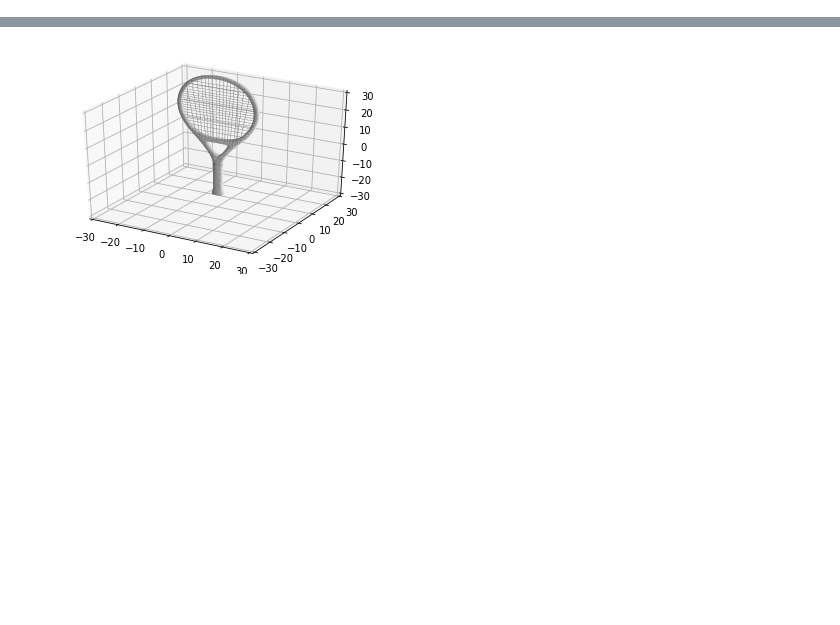
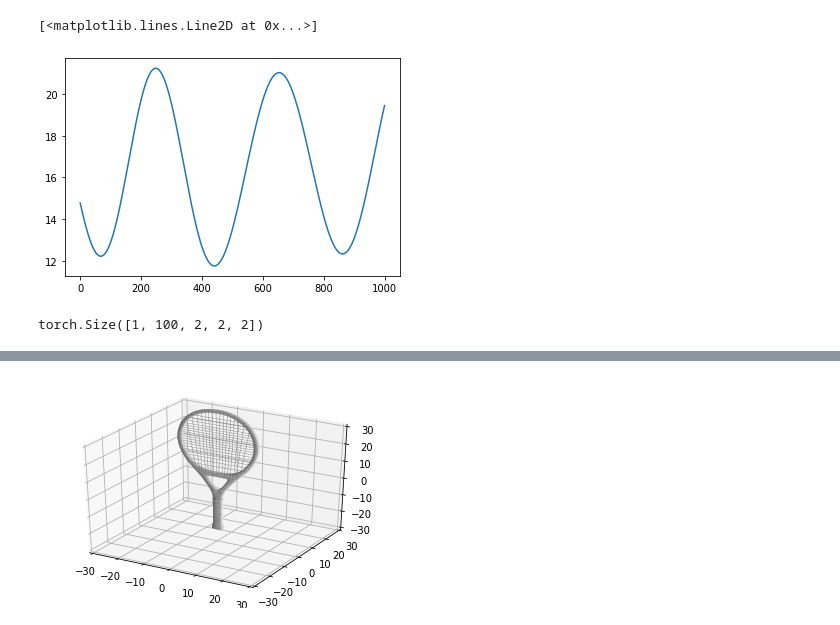
Before and after one commit to mfinzi/constrained-hamiltonian-neural-networks, a Jupyter notebook: pendulum.ipynb, the cells around one changed output, grey strips where cells are left out. Drawn from its saved outputs; the diff is of its cells as text; code cells hidden in the pictures; blank space fills up the shorter version.

```diff
--- a/pendulum.ipynb
+++ b/pendulum.ipynb
@@ -49,0 +50,9 @@ ipdb> q
+# %%
+plt.plot(P.hamiltonian(1,zt[0].reshape(zt.shape[1],-1)))
+# %% [output]
+[<matplotlib.lines.Line2D at 0x...>]
+[figure, added]
+# %%
+zt.shape
+# %% [output]
+torch.Size([1, 100, 2, 2, 2])
```
Also changed, not shown: parts of 12 cells of this notebook, 9 other files.
